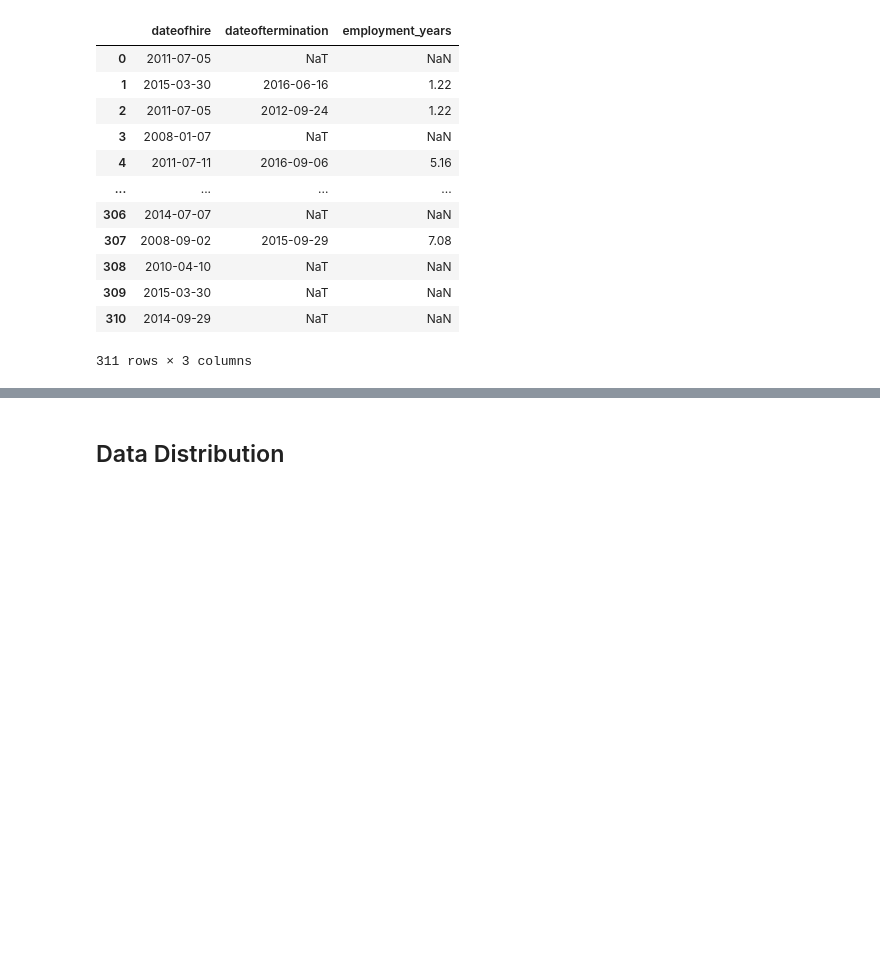
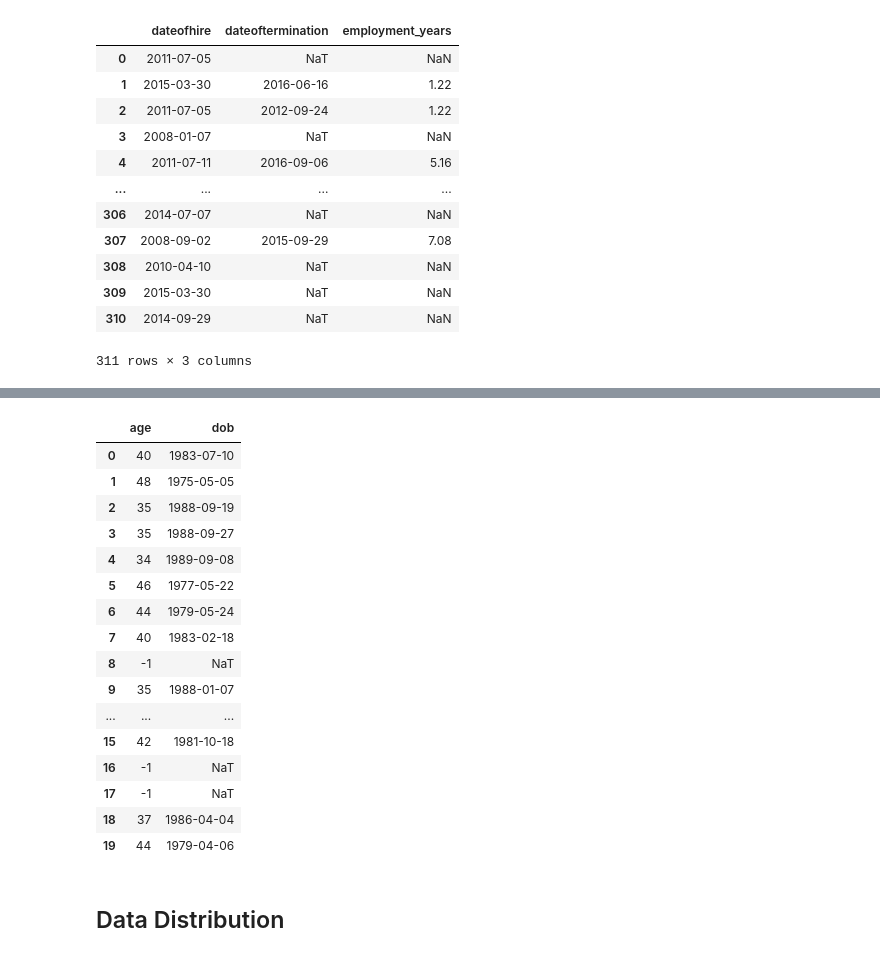
Before and after one commit to adrianacupp/Human_Resources_Data_Set, a Jupyter notebook: notebooks/data_cleaning.ipynb, the cells around one changed output, grey strips where cells are left out. Cells and saved outputs as stored; diff of their text form; code cells hidden in the pictures; blank space fills up the shorter version.

```diff
--- a/notebooks/data_cleaning.ipynb
+++ b/notebooks/data_cleaning.ipynb
@@ -212,0 +293,20 @@ df[['dateofhire', 'dateoftermination', 'employment_years']]
+# %%
+df[['age', 'dob']].head(20)
+# %% [output]
+|  | age | dob |
+| 0 | 40 | 1983-07-10 |
+| 1 | 48 | 1975-05-05 |
+| 2 | 35 | 1988-09-19 |
+| 3 | 35 | 1988-09-27 |
+| 4 | 34 | 1989-09-08 |
+| 5 | 46 | 1977-05-22 |
+| 6 | 44 | 1979-05-24 |
+| 7 | 40 | 1983-02-18 |
+| 8 | -1 | NaT |
+| 9 | 35 | 1988-01-07 |
+| ... | ... | ... |
+| 15 | 42 | 1981-10-18 |
+| 16 | -1 | NaT |
+| 17 | -1 | NaT |
+| 18 | 37 | 1986-04-04 |
+| 19 | 44 | 1979-04-06 |
```
Also changed, not shown: parts of 20 cells of this notebook, 1 other file.
